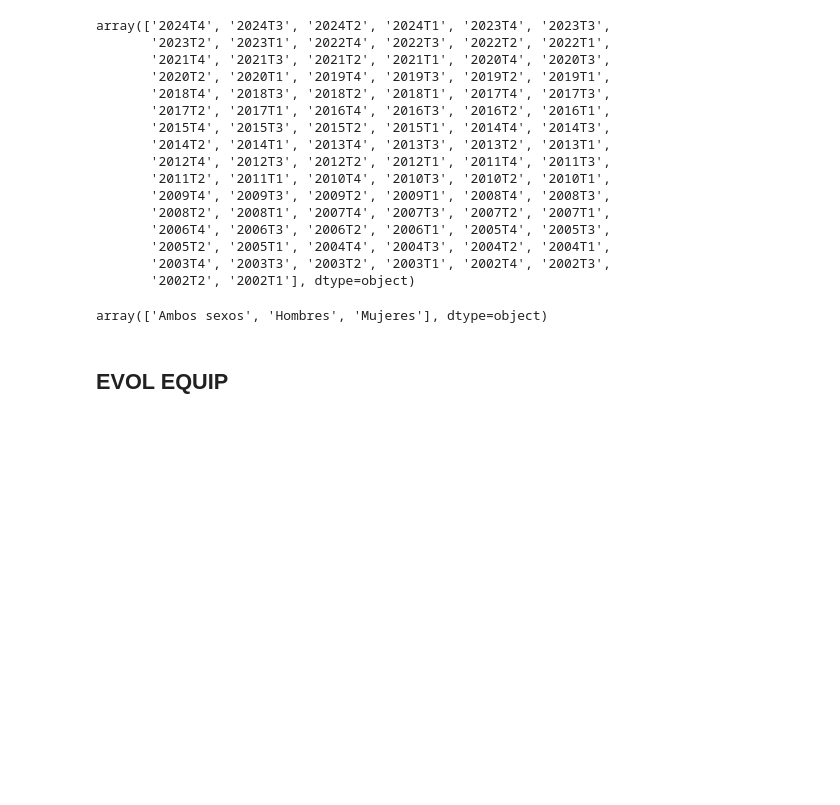
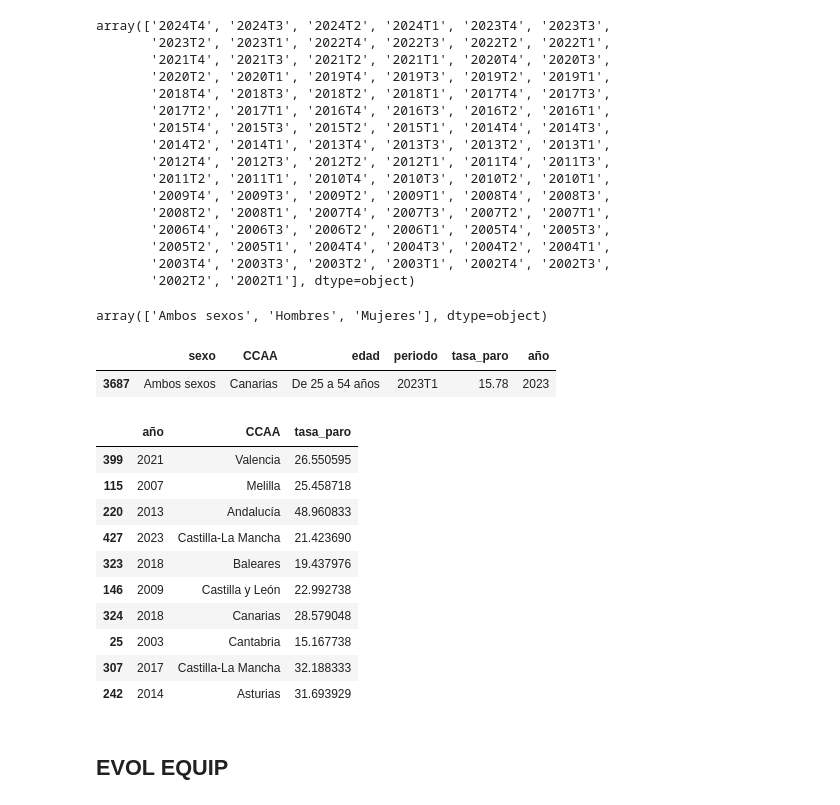
Before and after one commit to sara-arranz/PowerBI_Brecha_Digital, a Jupyter notebook: transformaciones/dataset_global.ipynb, the cells around one changed output. Saved outputs shown, nothing was run; the diff lists cells and outputs as text; code cells hidden in the pictures; blank space fills up the shorter version.

Commit message:
añado paro por ccaa y año

```diff
--- a/transformaciones/dataset_global.ipynb
+++ b/transformaciones/dataset_global.ipynb
@@ -628,3 +628,37 @@ df_tasa_paro['sexo'].unique()
 array(['Ambos sexos', 'Hombres', 'Mujeres'], dtype=object)
 # %%
 df_tasa_paro.to_csv('files/tasa_paro_gral.csv', index=False)
+# %%
+# Reemplazamos comas por puntos
+df_tasa_paro['tasa_paro'] = df_tasa_paro['tasa_paro'].str.replace(',', '.', regex=False)
+
+# Eliminamos espacios extra
+df_tasa_paro['tasa_paro'] = df_tasa_paro['tasa_paro'].str.strip()
+
+# Reemplazamos valores vacíos o no numéricos por NaN
+df_tasa_paro['tasa_paro'] = df_tasa_paro['tasa_paro'].apply(
+                            lambda x: float(x) if x.replace('.', '', 1).isdigit() else np.nan
+                            )
+# %%
+df_tasa_paro['año'] = df_tasa_paro['periodo'].str[:4]
+# %%
+df_tasa_paro.sample()
+# %% [output]
+|  | sexo | CCAA | edad | periodo | tasa_paro | año |
+| 3687 | Ambos sexos | Canarias | De 25 a 54 años | 2023T1 | 15.78 | 2023 |
+# %%
+df_paro_año_ccaa = df_tasa_paro.groupby(['año', 'CCAA'])['tasa_paro'].mean().reset_index()
+# %%
+df_paro_año_ccaa.sample(10)
+# %% [output]
+|  | año | CCAA | tasa_paro |
+| 399 | 2021 | Valencia | 26.550595 |
+| 115 | 2007 | Melilla | 25.458718 |
+| 220 | 2013 | Andalucía | 48.960833 |
+| 427 | 2023 | Castilla-La Mancha | 21.423690 |
+| 323 | 2018 | Baleares | 19.437976 |
+| 146 | 2009 | Castilla y León | 22.992738 |
+| 324 | 2018 | Canarias | 28.579048 |
+| 25 | 2003 | Cantabria | 15.167738 |
+| 307 | 2017 | Castilla-La Mancha | 32.188333 |
+| 242 | 2014 | Asturias | 31.693929 |
```
Also changed, not shown: parts of 7 cells of this notebook, 1 other file.
